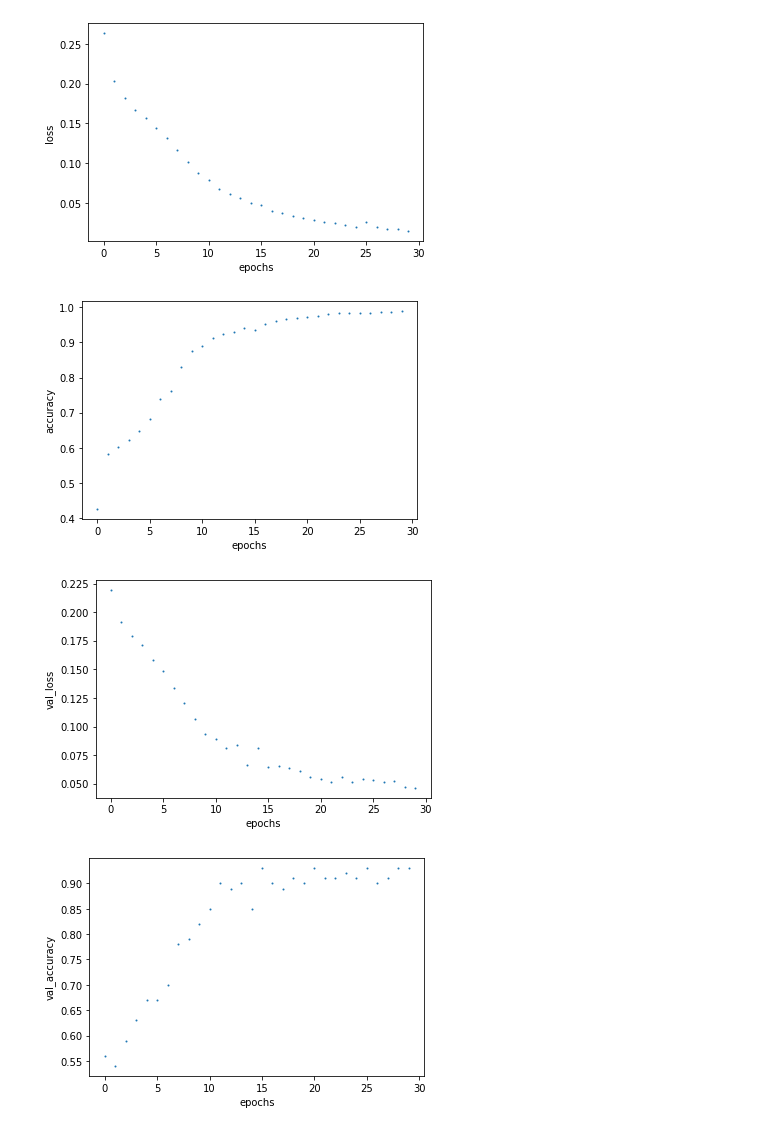
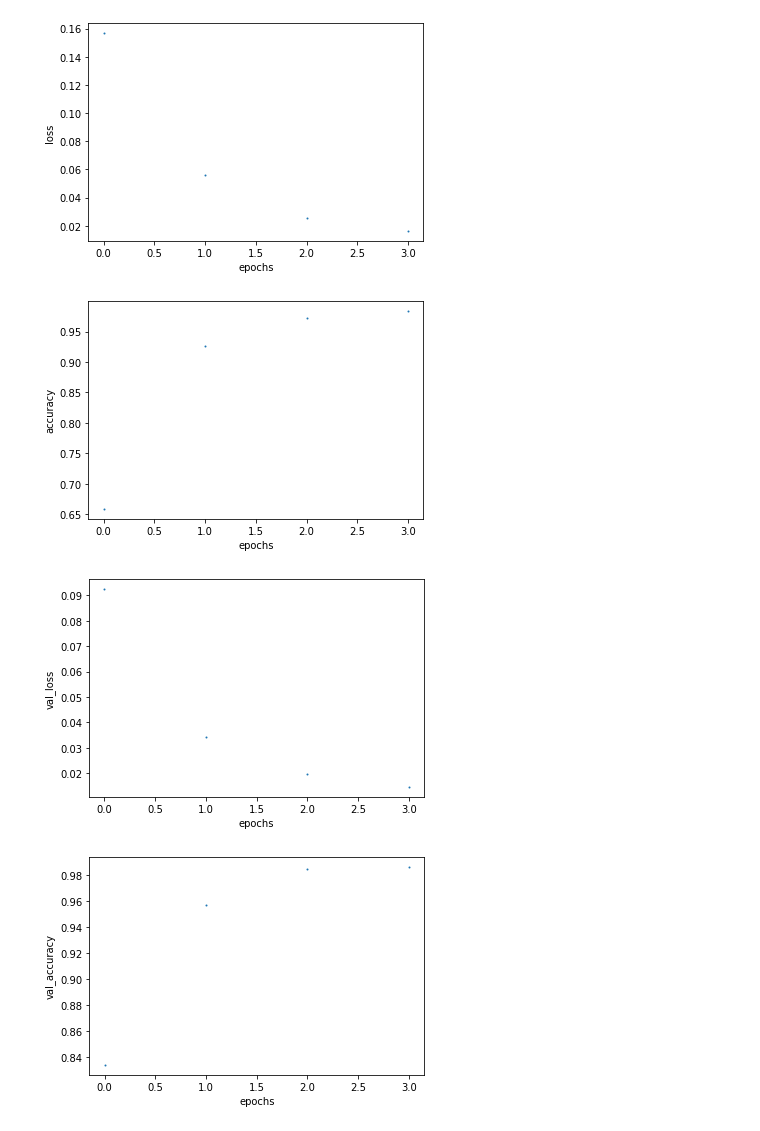
Before and after one commit to agibalov/ai-experiments, a Jupyter notebook: shape-recognition-experiment/shape-recognition-experiment.ipynb, the cells around one changed output. Saved outputs shown, nothing was run; the diff lists cells and outputs as text; code cells hidden in the pictures.

```diff
--- a/shape-recognition-experiment/shape-recognition-experiment.ipynb
+++ b/shape-recognition-experiment/shape-recognition-experiment.ipynb
@@ -59,7 +59,7 @@ def make_random_image(size):
 x = []
 y = []
 
-for i in range(1000):
+for i in range(10000):
     shape, img = make_random_image(64)
     x.append(img)
 
@@ -92,7 +92,7 @@ history = model.fit(
     x=np.array(x),
     y=np.array(y),
     validation_split=0.1,
-    epochs=30,
+    epochs=4,
     verbose=1)
 
 for key in history.history.keys():
@@ -128,7 +128,7 @@ Epoch 30/30
-[figure, old version]
+[figure, new version]
-[figure, old version]
+[figure, new version]
-[figure, old version]
+[figure, new version]
-[figure, old version]
+[figure, new version]
 # %%
 plt.figure(figsize=(16, 16))
 for i in range(16):
```
Also changed, not shown: parts of 5 cells of this notebook.
